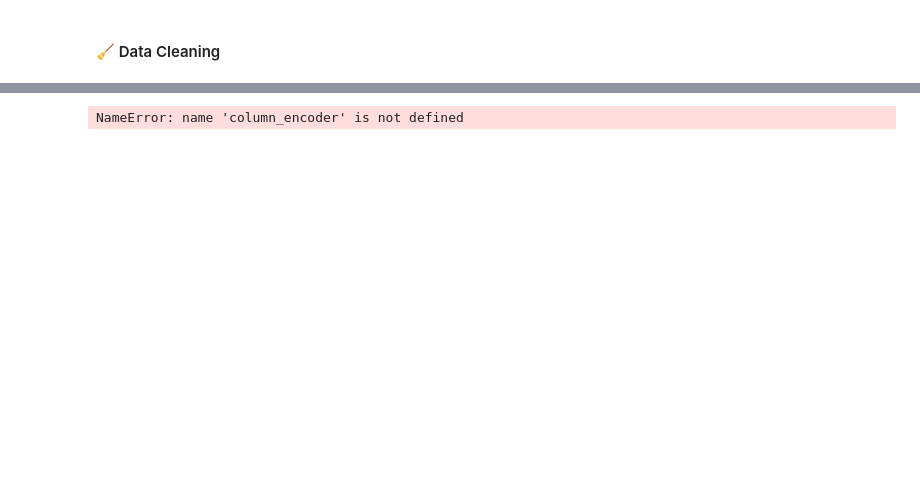
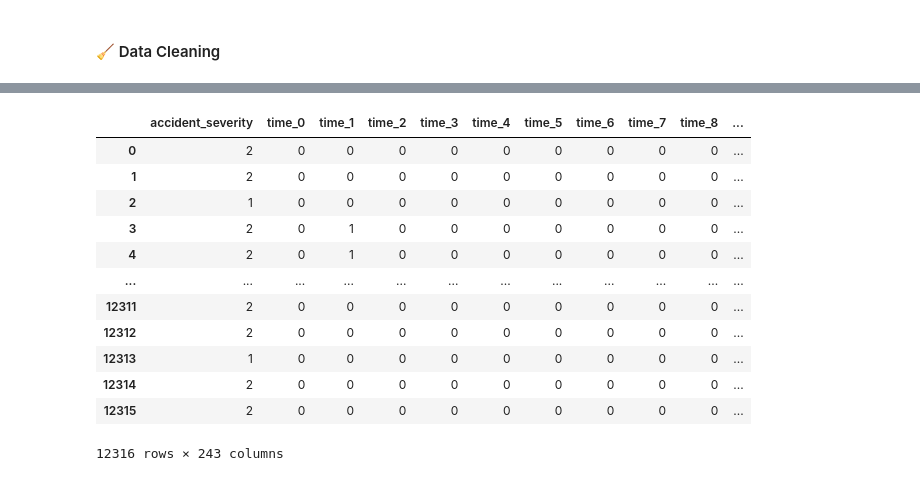
Before and after one commit to diegogerwig/TheBridge_DataScience_Proyecto_MachineLearning, a Jupyter notebook: notebooks/02_LimpiezaEDA.ipynb, the cells around one changed output, grey strips where cells are left out. Saved outputs shown, nothing was run; the diff lists cells and outputs as text; code cells hidden in the pictures; blank space fills up the shorter version.

```diff
--- a/notebooks/02_LimpiezaEDA.ipynb
+++ b/notebooks/02_LimpiezaEDA.ipynb
@@ -71,0 +68,9 @@ profile
+# %%
+temp_data = raw_data.copy()
+
+categorical_columns = temp_data.select_dtypes(include=['object']).columns
+
+for col in categorical_columns:
+    mode_value = temp_data[col].mode()[0]
+
+    temp_data[col] = temp_data[col].fillna(mode_value)
@@ -72,5 +97,5 @@ profile
 # %%
-temp_data = raw_data.dropna()
+# temp_data = raw_data.dropna()
 # %%
 temp_data.columns = temp_data.columns.str.lower()
 # %%
@@ -84,7 +141,21 @@ for column in columns_to_encode:
 # %%
-temp_data = pd.get_dummies(temp_data, columns=[col for col in temp_data.columns if col != columns_to_encode], dtype=int)
+temp_data = pd.get_dummies(temp_data, columns=[col for col in temp_data.columns if col not in columns_to_encode], dtype=int)
-# %% [output]
-NameError: name 'column_encoder' is not defined
+# %%
+temp_data
+# %% [output]
+|  | accident_severity | time_0 | time_1 | time_2 | time_3 | time_4 | time_5 | time_6 | time_7 | time_8 | ... |
+| 0 | 2 | 0 | 0 | 0 | 0 | 0 | 0 | 0 | 0 | 0 | ... |
+| 1 | 2 | 0 | 0 | 0 | 0 | 0 | 0 | 0 | 0 | 0 | ... |
+| 2 | 1 | 0 | 0 | 0 | 0 | 0 | 0 | 0 | 0 | 0 | ... |
+| 3 | 2 | 0 | 1 | 0 | 0 | 0 | 0 | 0 | 0 | 0 | ... |
+| 4 | 2 | 0 | 1 | 0 | 0 | 0 | 0 | 0 | 0 | 0 | ... |
+| ... | ... | ... | ... | ... | ... | ... | ... | ... | ... | ... | ... |
+| 12311 | 2 | 0 | 0 | 0 | 0 | 0 | 0 | 0 | 0 | 0 | ... |
+| 12312 | 2 | 0 | 0 | 0 | 0 | 0 | 0 | 0 | 0 | 0 | ... |
+| 12313 | 1 | 0 | 0 | 0 | 0 | 0 | 0 | 0 | 0 | 0 | ... |
+| 12314 | 2 | 0 | 0 | 0 | 0 | 0 | 0 | 0 | 0 | 0 | ... |
+| 12315 | 2 | 0 | 0 | 0 | 0 | 0 | 0 | 0 | 0 | 0 | ... |
+12316 rows × 243 columns
 # %%
 temp_data.columns = temp_data.columns.str.lower()
 # %%
```
Also changed, not shown: parts of 18 cells of this notebook, 9 other files.
